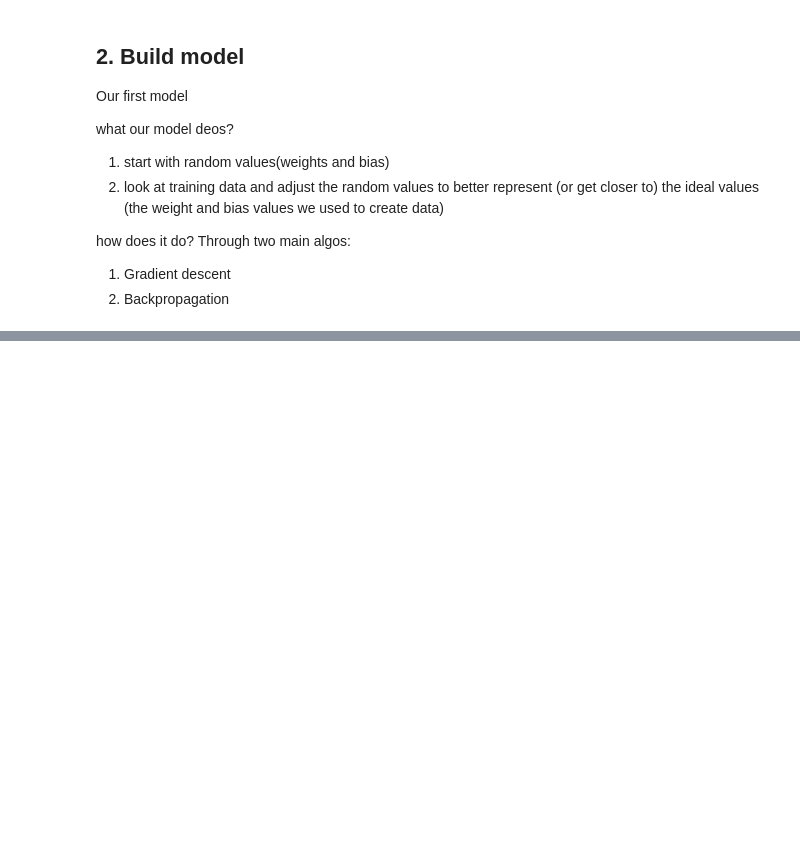
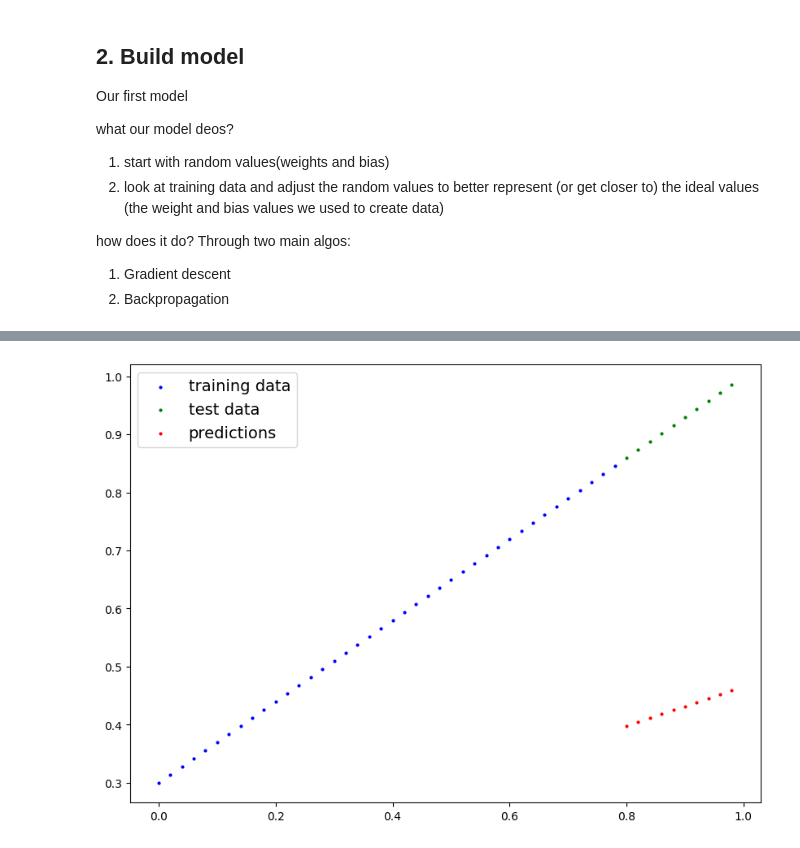
Before and after one commit to vandana10/deeplearning-using-pytorch, a Jupyter notebook: pytorch_workflow.ipynb, the cells around one changed output, grey strips where cells are left out. Cells and saved outputs as stored; diff of their text form; code cells hidden in the pictures; blank space fills up the shorter version.

```diff
--- a/pytorch_workflow.ipynb
+++ b/pytorch_workflow.ipynb
@@ -146,0 +156,7 @@ class LinearRegressionModel(nn.Module): # almost everything in pytorch inhertis
+# %%
+#Create a random seed
+torch.manual_seed(42)
+
+model_0 = LinearRegressionModel()
+
+list(model_0.parameters())
@@ -146,0 +206,4 @@ class LinearRegressionModel(nn.Module): # almost everything in pytorch inhertis
+# %%
+with torch.inference_mode():
+  y_preds = model_0(X_test)
+y_preds
@@ -146,0 +221,4 @@ class LinearRegressionModel(nn.Module): # almost everything in pytorch inhertis
+# %%
+plot_predictions(predictions=y_preds)
+# %% [output]
+[figure, added]
```
Also changed, not shown: parts of 9 cells of this notebook.
